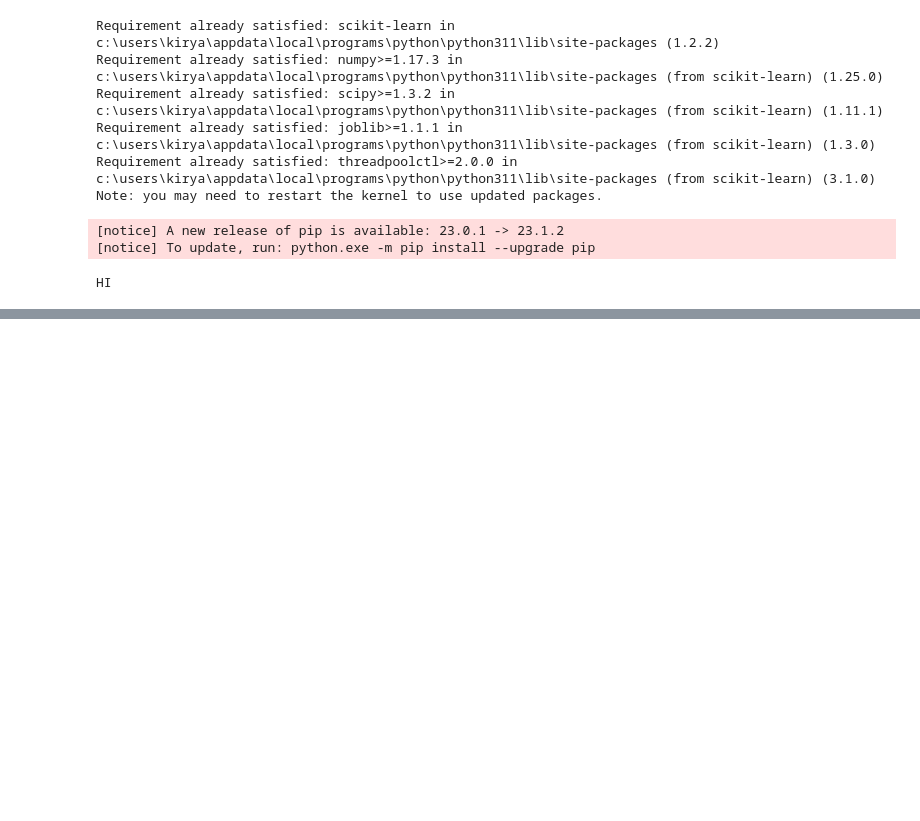
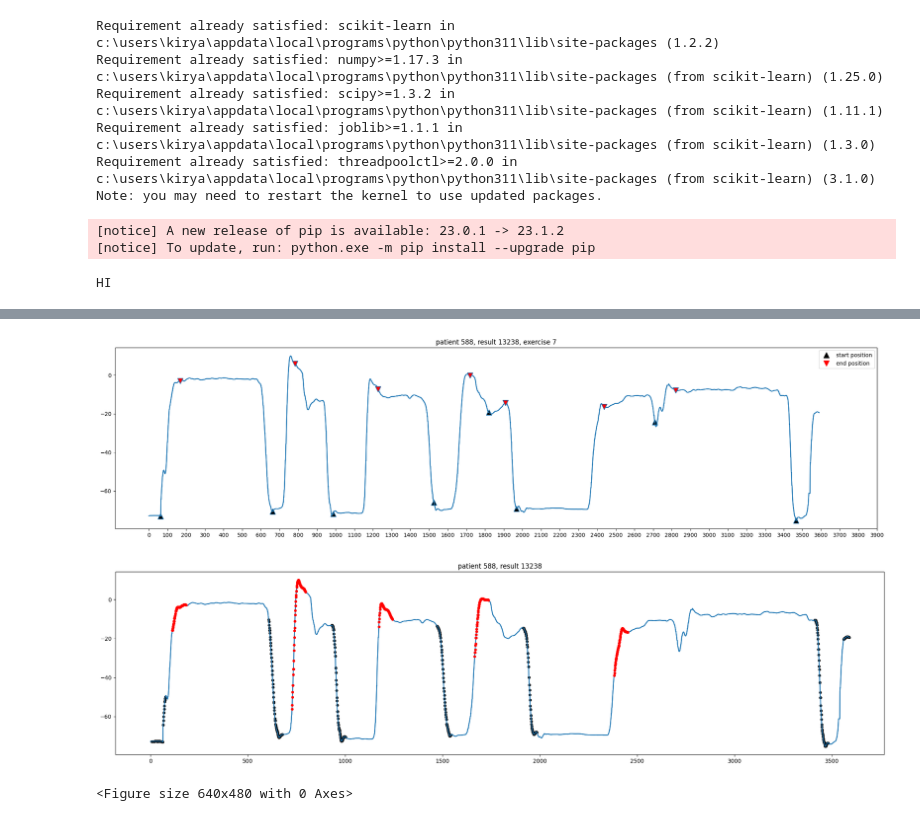
Before and after one commit to sensodevices/imu-gesture-recognition-notebook, a Jupyter notebook: data-prep.ipynb, the cells around one changed output, grey strips where cells are left out. Cells and saved outputs as stored; diff of their text form; code cells hidden in the pictures; blank space fills up the shorter version.

```diff
--- a/data-prep.ipynb
+++ b/data-prep.ipynb
@@ -475,0 +302,13 @@ plot_game_result(13238, 588)
+# %%
+def mark_ranges(start_mark_locs, end_mark_locs):
+    df['position_type_window'] = 0
+
+    #  # 'ArrowDown' positionType = 1;
+    # start_mark_locs = df.loc[df['position_type'] == 1].index
+    #  # 'ArrowUp' positionType = 2;
+    # end_mark_locs = df.loc[df['position_type'] == 2].index
+
+    for mark_loc in start_mark_locs:
+        df.loc[max(mark_loc - 55, 0): mark_loc + 15, 'position_type_window'] = 1
+    for mark_loc in end_mark_locs:
+        df.loc[max(mark_loc - 55, 0): mark_loc + 15, 'position_type_window'] = 2
@@ -475,0 +386,3 @@ plot_game_result(13238, 588)
+# %%
+start_mark_locs, end_mark_locs = plot_game_result(13238, 588, 4000, 100)
+mark_ranges()
@@ -475,0 +393,13 @@ plot_game_result(13238, 588)
+# %%
+start_mark_locs = add_sorted_marker_position(start_mark_locs, 1820)
+start_mark_locs = add_sorted_marker_position(start_mark_locs, 2710)
+
+end_mark_locs = add_sorted_marker_position(end_mark_locs, 1910)
+end_mark_locs = add_sorted_marker_position(end_mark_locs, 2820)
+new_plot_game_result (start_mark_locs, end_mark_locs, 13238, 588, 4000, 100)
+mark_ranges()
+plot_mark_ranges(13238)
+# %% [output]
+[figure, added]
+[figure, added]
+<Figure size 640x480 with 0 Axes>
```
Also changed, not shown: parts of 25 cells of this notebook.
